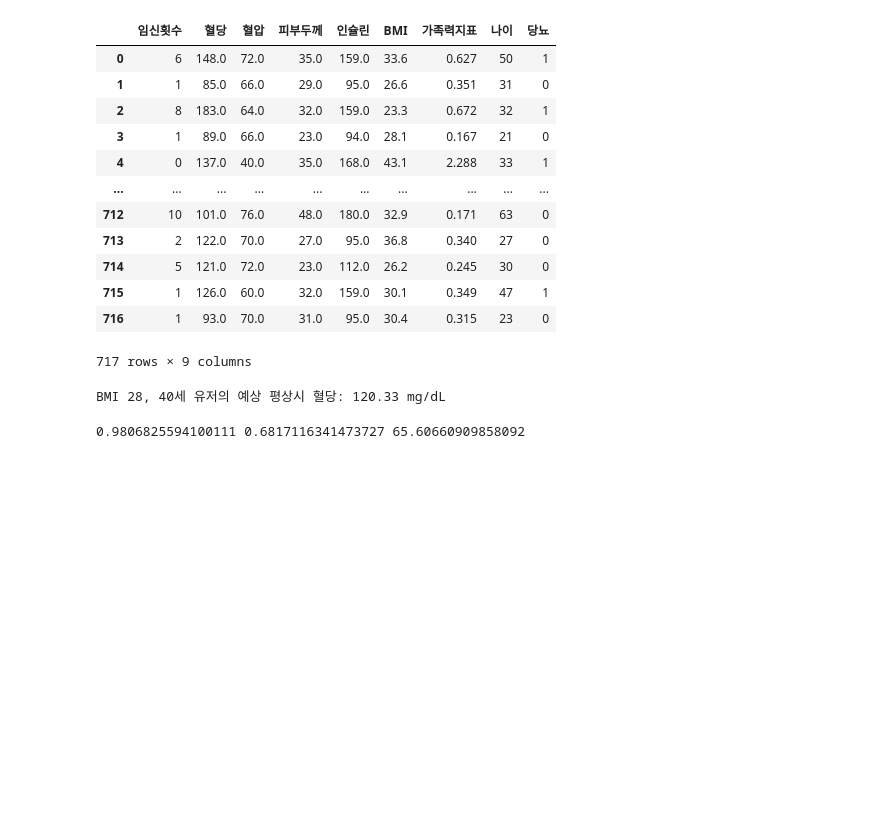
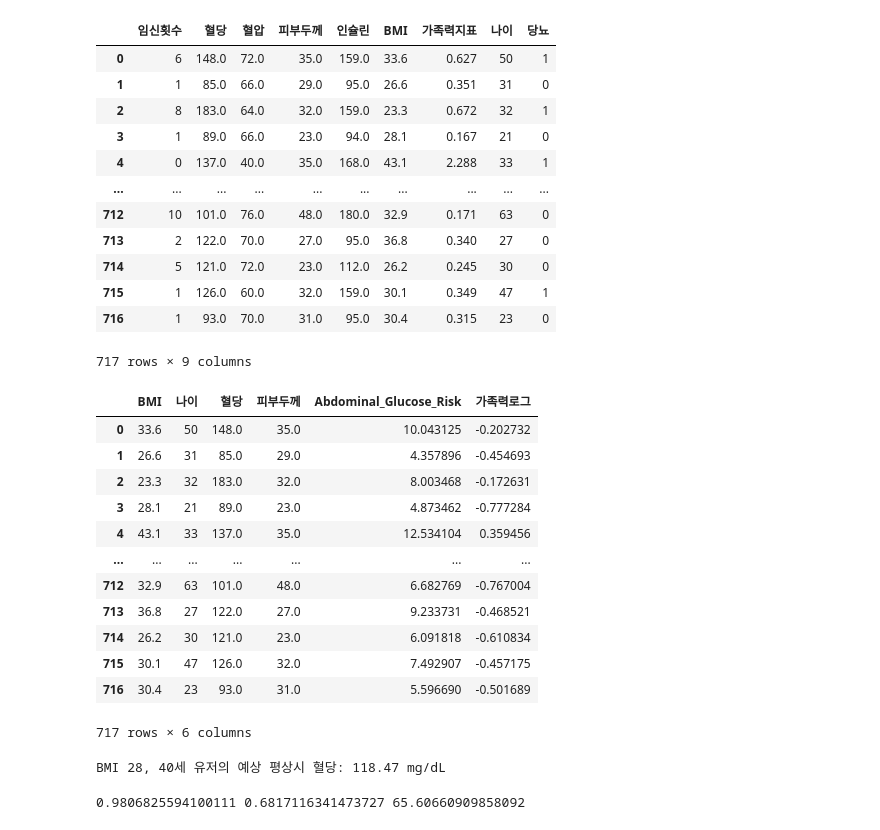
Before and after one commit to CubeMaterial/diabetes_predict, a Jupyter notebook: Note/diabetes_rf2.ipynb, the cells around one changed output. Drawn from its saved outputs; the diff is of its cells as text; code cells hidden in the pictures; blank space fills up the shorter version.

Commit message:
수정
1. 앱에서 계산하던 것을 서버에서 계산하도록 함
2. 모델 추가
3. 피부두께 예측 공식,가족력 공식 수정
4. 앱 색상 변경

```diff
--- a/Note/diabetes_rf2.ipynb
+++ b/Note/diabetes_rf2.ipynb
@@ -60,6 +60,22 @@ x_train_data, x_valid_data, y_train_target, y_valid_target = train_test_split(
     test_size= 0.2,
     stratify=train_target
 )
+# %%
+data
+# %% [output]
+|  | BMI | 나이 | 혈당 | 피부두께 | Abdominal_Glucose_Risk | 가족력로그 |
+| 0 | 33.6 | 50 | 148.0 | 35.0 | 10.043125 | -0.202732 |
+| 1 | 26.6 | 31 | 85.0 | 29.0 | 4.357896 | -0.454693 |
+| 2 | 23.3 | 32 | 183.0 | 32.0 | 8.003468 | -0.172631 |
+| 3 | 28.1 | 21 | 89.0 | 23.0 | 4.873462 | -0.777284 |
+| 4 | 43.1 | 33 | 137.0 | 35.0 | 12.534104 | 0.359456 |
+| ... | ... | ... | ... | ... | ... | ... |
+| 712 | 32.9 | 63 | 101.0 | 48.0 | 6.682769 | -0.767004 |
+| 713 | 36.8 | 27 | 122.0 | 27.0 | 9.233731 | -0.468521 |
+| 714 | 26.2 | 30 | 121.0 | 23.0 | 6.091818 | -0.610834 |
+| 715 | 30.1 | 47 | 126.0 | 32.0 | 7.492907 | -0.457175 |
+| 716 | 30.4 | 23 | 93.0 | 31.0 | 5.596690 | -0.501689 |
+717 rows × 6 columns
 # %%
 from sklearn.linear_model import LinearRegression
 
@@ -84,9 +100,9 @@ def predict_glucose(bmi, age):
     return round(est_glc, 2)
 
 # 테스트
-print(f"BMI 28, 40세 유저의 예상 평상시 혈당: {predict_glucose(28, 40)} mg/dL")
+print(f"유저의 예상 평상시 혈당: {predict_glucose(25.4, 41)} mg/dL")
 # %% [output]
-BMI 28, 40세 유저의 예상 평상시 혈당: 120.33 mg/dL
+BMI 28, 40세 유저의 예상 평상시 혈당: 118.47 mg/dL
 # %%
 print(bmi_coef, age_coef, intercept)
 # %% [output]
```
Also changed, not shown: parts of 3 cells of this notebook, 7 other files.
